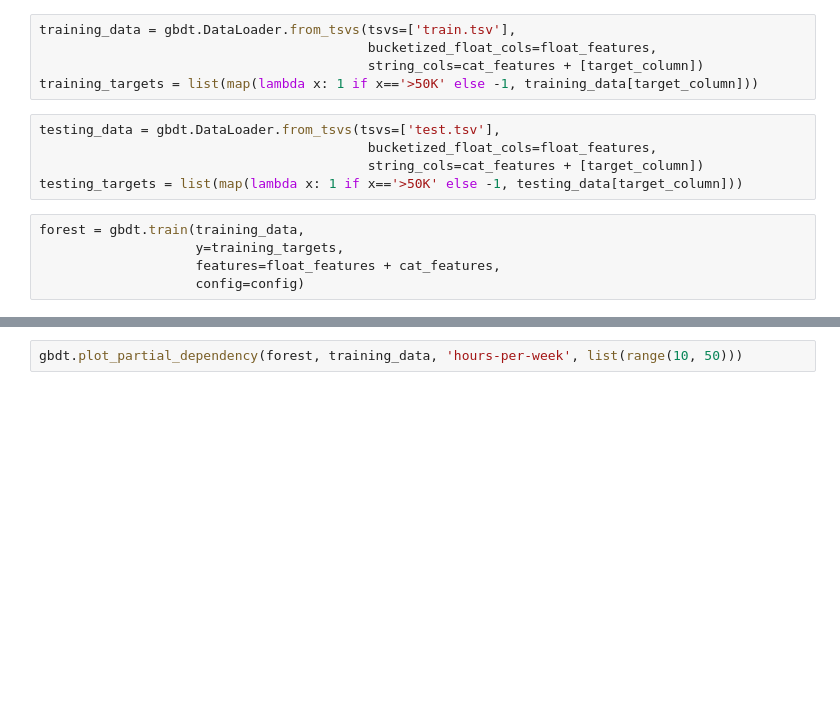
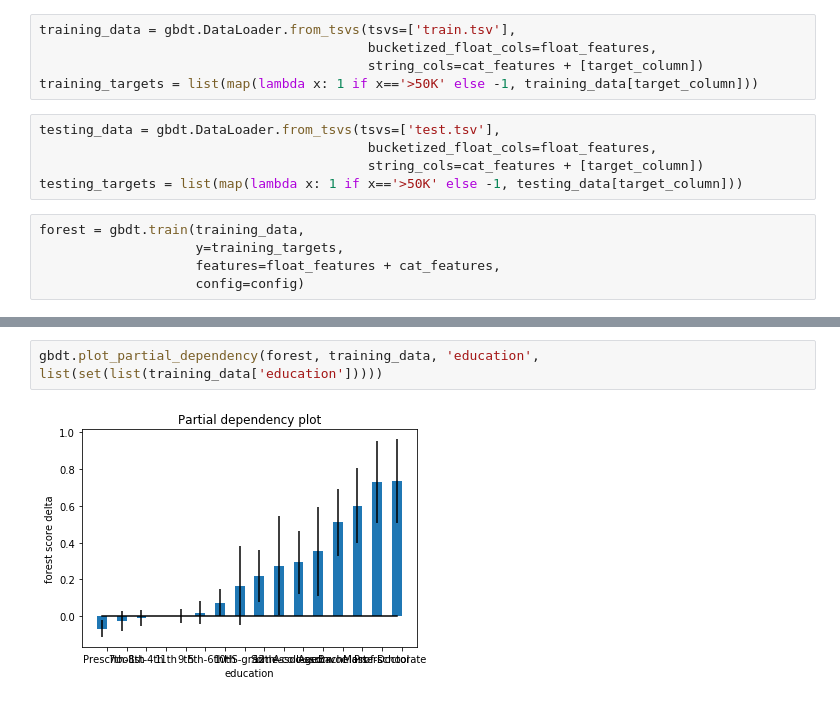
Before and after one commit to yarny/gbdt, a Jupyter notebook: examples/adult/example.ipynb, the cells around one changed output, grey strips where cells are left out. Cells and saved outputs as stored; diff of their text form; blank space fills up the shorter version.

```diff
--- a/examples/adult/example.ipynb
+++ b/examples/adult/example.ipynb
@@ -51,2 +75,4 @@ visualizer.visualize_tree(1)
 # %%
-gbdt.plot_partial_dependency(forest, training_data, 'hours-per-week', list(range(10, 50)))
+gbdt.plot_partial_dependency(forest, training_data, 'education', list(set(list(training_data['education']))))
+# %% [output]
+[figure, added]
```
Also changed, not shown: parts of 5 cells of this notebook, 2 other files.
